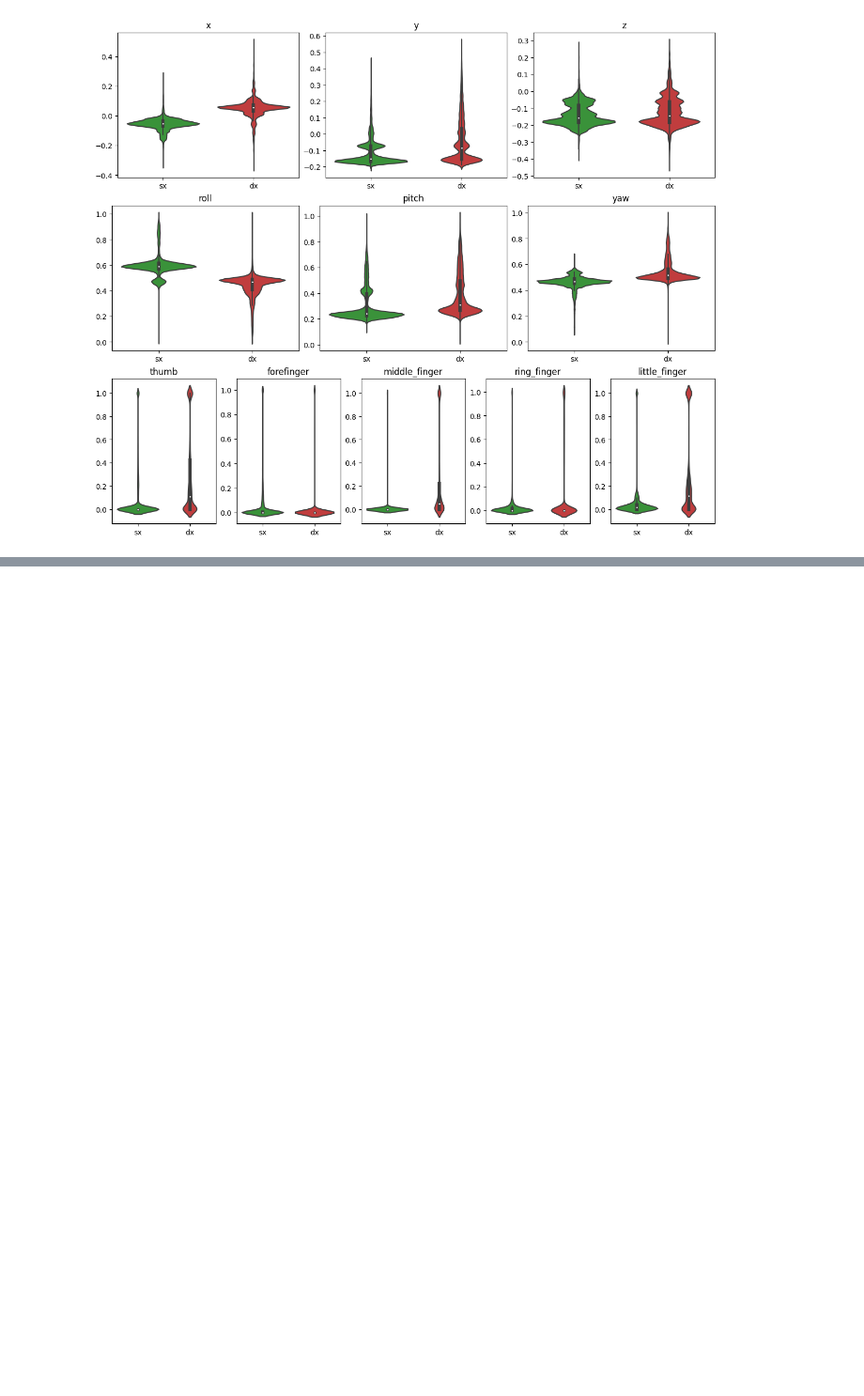
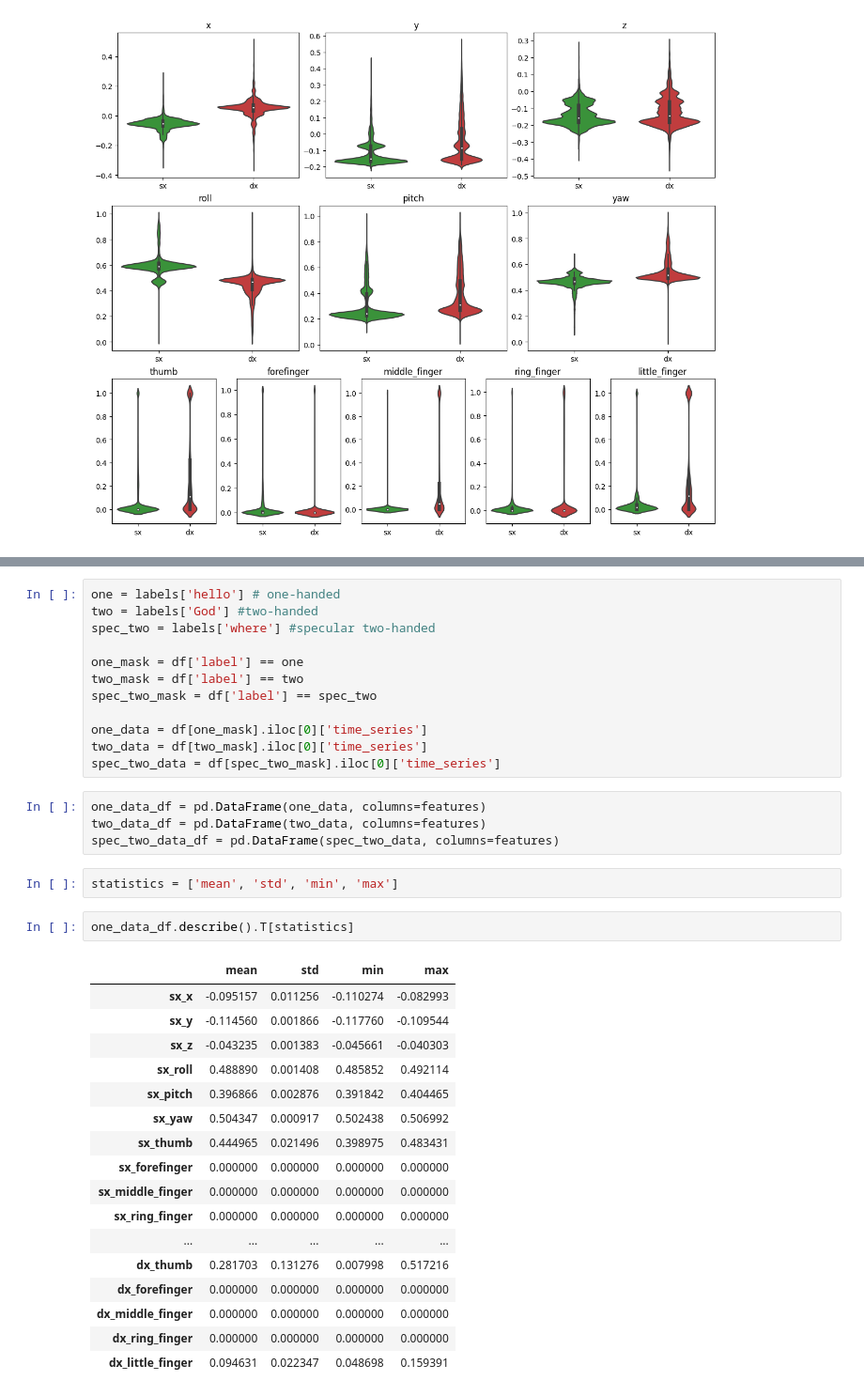
Before and after one commit to notlosca/auslan-classification, a Jupyter notebook: data_exploration.ipynb, the cells around one changed output, grey strips where cells are left out. Shown at 94% size. Cells and saved outputs as stored; diff of their text form; blank space fills up the shorter version.

```diff
--- a/data_exploration.ipynb
+++ b/data_exploration.ipynb
@@ -146,0 +234,38 @@ plt.show()
+# %%
+one = labels['hello'] # one-handed
+two = labels['God'] #two-handed
+spec_two = labels['where'] #specular two-handed
+
+one_mask = df['label'] == one
+two_mask = df['label'] == two
+spec_two_mask = df['label'] == spec_two
+
+one_data = df[one_mask].iloc[0]['time_series']
+two_data = df[two_mask].iloc[0]['time_series']
+spec_two_data = df[spec_two_mask].iloc[0]['time_series']
+# %%
+one_data_df = pd.DataFrame(one_data, columns=features)
+two_data_df = pd.DataFrame(two_data, columns=features)
+spec_two_data_df = pd.DataFrame(spec_two_data, columns=features)
+# %%
+statistics = ['mean', 'std', 'min', 'max']
+# %%
+one_data_df.describe().T[statistics]
+# %% [output]
+|  | mean | std | min | max |
+| sx_x | -0.095157 | 0.011256 | -0.110274 | -0.082993 |
+| sx_y | -0.114560 | 0.001866 | -0.117760 | -0.109544 |
+| sx_z | -0.043235 | 0.001383 | -0.045661 | -0.040303 |
+| sx_roll | 0.488890 | 0.001408 | 0.485852 | 0.492114 |
+| sx_pitch | 0.396866 | 0.002876 | 0.391842 | 0.404465 |
+| sx_yaw | 0.504347 | 0.000917 | 0.502438 | 0.506992 |
+| sx_thumb | 0.444965 | 0.021496 | 0.398975 | 0.483431 |
+| sx_forefinger | 0.000000 | 0.000000 | 0.000000 | 0.000000 |
+| sx_middle_finger | 0.000000 | 0.000000 | 0.000000 | 0.000000 |
+| sx_ring_finger | 0.000000 | 0.000000 | 0.000000 | 0.000000 |
+| ... | ... | ... | ... | ... |
+| dx_thumb | 0.281703 | 0.131276 | 0.007998 | 0.517216 |
+| dx_forefinger | 0.000000 | 0.000000 | 0.000000 | 0.000000 |
+| dx_middle_finger | 0.000000 | 0.000000 | 0.000000 | 0.000000 |
+| dx_ring_finger | 0.000000 | 0.000000 | 0.000000 | 0.000000 |
+| dx_little_finger | 0.094631 | 0.022347 | 0.048698 | 0.159391 |
```
Also changed, not shown: parts of 7 cells of this notebook.
